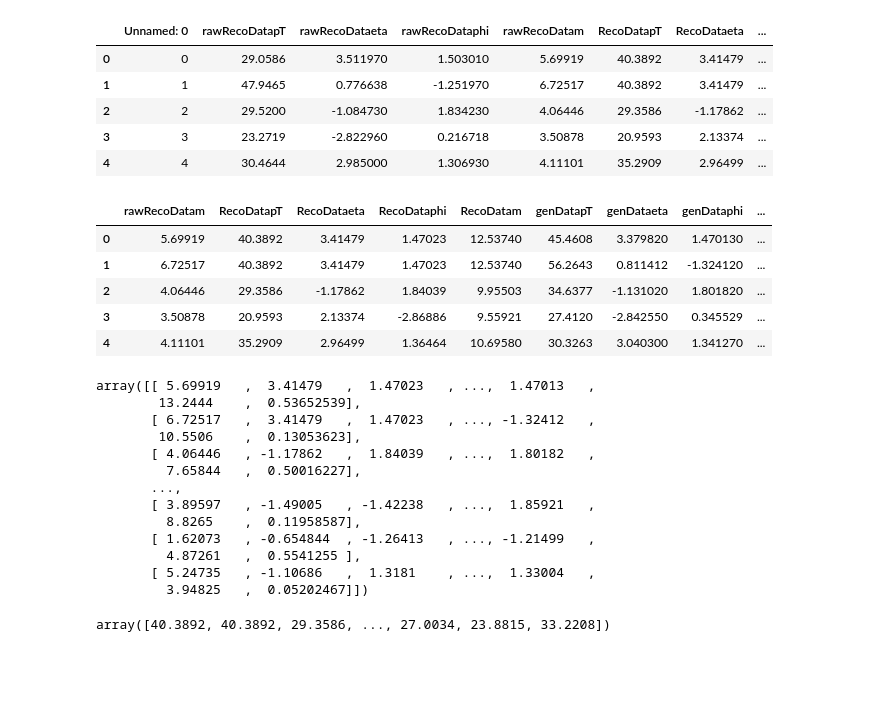
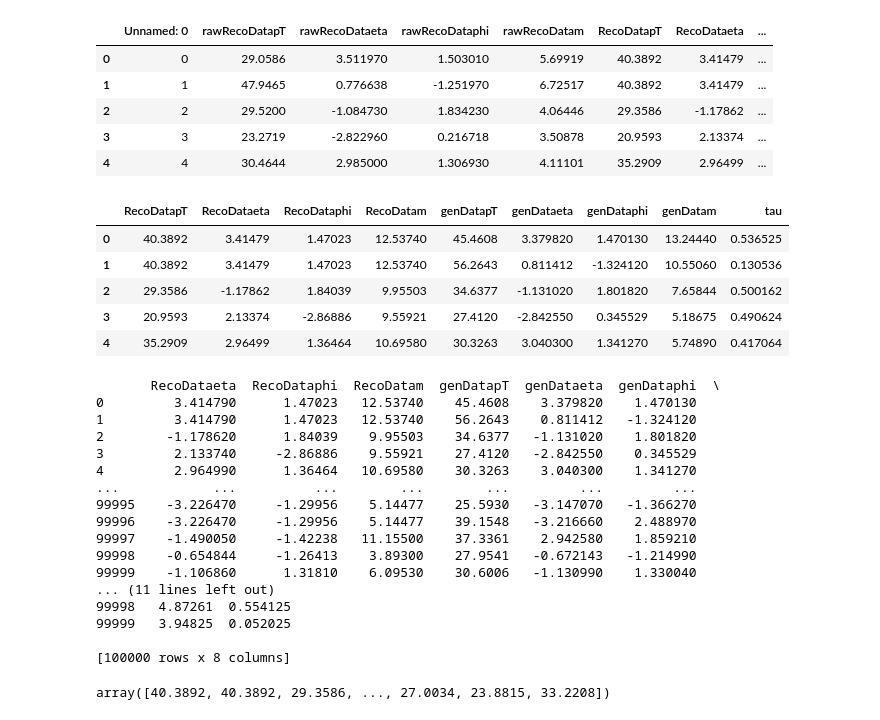
Before and after one commit to AliAlkadhim/IQN_HEP, a Jupyter notebook: Estimate_pT_IQN.ipynb, the cells around one changed output. Drawn from its saved outputs; the diff is of its cells as text; code cells hidden in the pictures; blank space fills up the shorter version.

```diff
--- a/Estimate_pT_IQN.ipynb
+++ b/Estimate_pT_IQN.ipynb
@@ -73,15 +65,15 @@ df.head()
 | 3 | 3 | 23.2719 | -2.822960 | 0.216718 | 3.50878 | 20.9593 | 2.13374 | ... |
 | 4 | 4 | 30.4644 | 2.985000 | 1.306930 | 4.11101 | 35.2909 | 2.96499 | ... |
 # %%
-df = df.iloc[:,4:]
+df = df.iloc[:,5:]
 df.head()
 # %% [output]
-|  | rawRecoDatam | RecoDatapT | RecoDataeta | RecoDataphi | RecoDatam | genDatapT | genDataeta | genDataphi | ... |
-| 0 | 5.69919 | 40.3892 | 3.41479 | 1.47023 | 12.53740 | 45.4608 | 3.379820 | 1.470130 | ... |
-| 1 | 6.72517 | 40.3892 | 3.41479 | 1.47023 | 12.53740 | 56.2643 | 0.811412 | -1.324120 | ... |
-| 2 | 4.06446 | 29.3586 | -1.17862 | 1.84039 | 9.95503 | 34.6377 | -1.131020 | 1.801820 | ... |
-| 3 | 3.50878 | 20.9593 | 2.13374 | -2.86886 | 9.55921 | 27.4120 | -2.842550 | 0.345529 | ... |
-| 4 | 4.11101 | 35.2909 | 2.96499 | 1.36464 | 10.69580 | 30.3263 | 3.040300 | 1.341270 | ... |
+|  | RecoDatapT | RecoDataeta | RecoDataphi | RecoDatam | genDatapT | genDataeta | genDataphi | genDatam | tau |
+| 0 | 40.3892 | 3.41479 | 1.47023 | 12.53740 | 45.4608 | 3.379820 | 1.470130 | 13.24440 | 0.536525 |
+| 1 | 40.3892 | 3.41479 | 1.47023 | 12.53740 | 56.2643 | 0.811412 | -1.324120 | 10.55060 | 0.130536 |
+| 2 | 29.3586 | -1.17862 | 1.84039 | 9.95503 | 34.6377 | -1.131020 | 1.801820 | 7.65844 | 0.500162 |
+| 3 | 20.9593 | 2.13374 | -2.86886 | 9.55921 | 27.4120 | -2.842550 | 0.345529 | 5.18675 | 0.490624 |
+| 4 | 35.2909 | 2.96499 | 1.36464 | 10.69580 | 30.3263 | 3.040300 | 1.341270 | 5.74890 | 0.417064 |
 # %%
 levels = ['genData', 'RecoData']
 kinematics=['pT','eta','phi','m']
@@ -89,22 +81,26 @@ targets = kinematics#for reco level, but same names
 Networks = ['RecoNN', 'genNN']
 
 target = df['RecoDatapT'].to_numpy()
-data =  df.drop('RecoDatapT', axis=1).to_numpy()
+data =  df.drop('RecoDatapT', axis=1)
 data
 # %% [output]
-array([[ 5.69919   ,  3.41479   ,  1.47023   , ...,  1.47013   ,
-        13.2444    ,  0.53652539],
-       [ 6.72517   ,  3.41479   ,  1.47023   , ..., -1.32412   ,
-        10.5506    ,  0.13053623],
-       [ 4.06446   , -1.17862   ,  1.84039   , ...,  1.80182   ,
-         7.65844   ,  0.50016227],
-       ...,
-       [ 3.89597   , -1.49005   , -1.42238   , ...,  1.85921   ,
-         8.8265    ,  0.11958587],
-       [ 1.62073   , -0.654844  , -1.26413   , ..., -1.21499   ,
-         4.87261   ,  0.5541255 ],
-       [ 5.24735   , -1.10686   ,  1.3181    , ...,  1.33004   ,
-         3.94825   ,  0.05202467]])
+       RecoDataeta  RecoDataphi  RecoDatam  genDatapT  genDataeta  genDataphi  \
+0         3.414790      1.47023   12.53740    45.4608    3.379820    1.470130
+1         3.414790      1.47023   12.53740    56.2643    0.811412   -1.324120
+2        -1.178620      1.84039    9.95503    34.6377   -1.131020    1.801820
+3         2.133740     -2.86886    9.55921    27.4120   -2.842550    0.345529
+4         2.964990      1.36464   10.69580    30.3263    3.040300    1.341270
+...            ...          ...        ...        ...         ...         ...
+99995    -3.226470     -1.29956    5.14477    25.5930   -3.147070   -1.366270
+99996    -3.226470     -1.29956    5.14477    39.1548   -3.216660    2.488970
+99997    -1.490050     -1.42238   11.15500    37.3361    2.942580    1.859210
+99998    -0.654844     -1.26413    3.89300    27.9541   -0.672143   -1.214990
+99999    -1.106860      1.31810    6.09530    30.6006   -1.130990    1.330040
+... (11 lines left out)
+99998   4.87261  0.554125
+99999   3.94825  0.052025
+
+[100000 rows x 8 columns]
 # %%
 target
 # %% [output]
```
Also changed, not shown: parts of 23 cells of this notebook, 21 other files.
